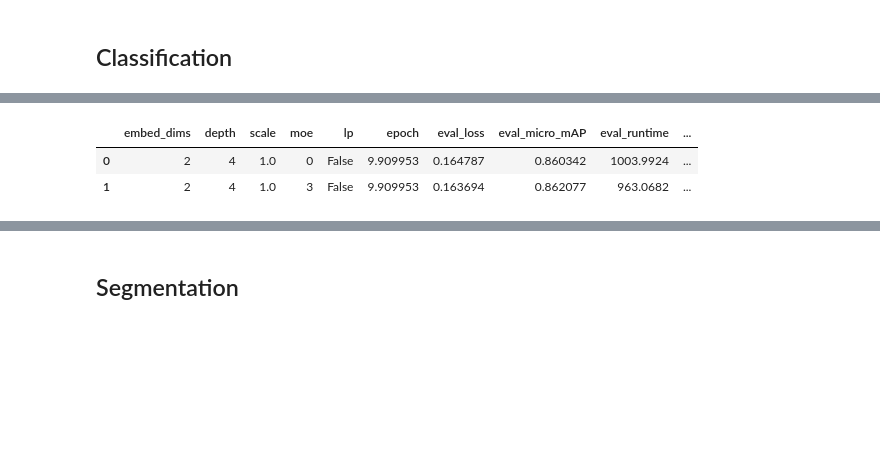
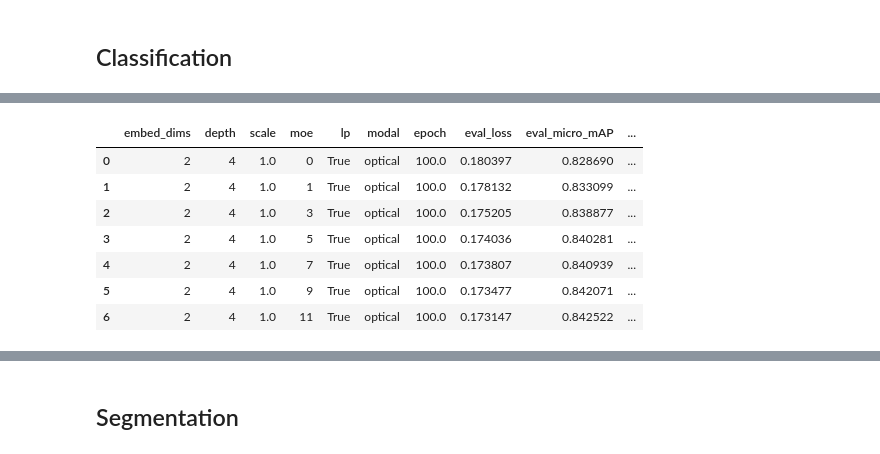
Before and after one commit to uiuctml/GeospatialFM, a Jupyter notebook: collect_results.ipynb, the cells around one changed output, grey strips where cells are left out. Drawn from its saved outputs; the diff is of its cells as text; code cells hidden in the pictures; blank space fills up the shorter version.

```diff
--- a/collect_results.ipynb
+++ b/collect_results.ipynb
@@ -80,10 +97,15 @@ df_all_stat
 # %%
 dataset = 'bigearthnet'
 metric_name = 'eval_micro_mAP'
 
-df_all, df_all_stat = collect_results(model_name, dataset, metric_name, filter_key={"lp": False, "ckpt": 73800})
+df_all, df_all_stat = collect_results(model_name, dataset, metric_name, filter_key={"lp": True, "ckpt": 73800, "modal": "optical"})
 df_all_stat
 # %% [output]
-|  | embed_dims | depth | scale | moe | lp | epoch | eval_loss | eval_micro_mAP | eval_runtime | ... |
-| 0 | 2 | 4 | 1.0 | 0 | False | 9.909953 | 0.164787 | 0.860342 | 1003.9924 | ... |
-| 1 | 2 | 4 | 1.0 | 3 | False | 9.909953 | 0.163694 | 0.862077 | 963.0682 | ... |
+|  | embed_dims | depth | scale | moe | lp | modal | epoch | eval_loss | eval_micro_mAP | ... |
+| 0 | 2 | 4 | 1.0 | 0 | True | optical | 100.0 | 0.180397 | 0.828690 | ... |
+| 1 | 2 | 4 | 1.0 | 1 | True | optical | 100.0 | 0.178132 | 0.833099 | ... |
+| 2 | 2 | 4 | 1.0 | 3 | True | optical | 100.0 | 0.175205 | 0.838877 | ... |
+| 3 | 2 | 4 | 1.0 | 5 | True | optical | 100.0 | 0.174036 | 0.840281 | ... |
+| 4 | 2 | 4 | 1.0 | 7 | True | optical | 100.0 | 0.173807 | 0.840939 | ... |
+| 5 | 2 | 4 | 1.0 | 9 | True | optical | 100.0 | 0.173477 | 0.842071 | ... |
+| 6 | 2 | 4 | 1.0 | 11 | True | optical | 100.0 | 0.173147 | 0.842522 | ... |
```
Also changed, not shown: parts of 10 cells of this notebook, 4 other files.
